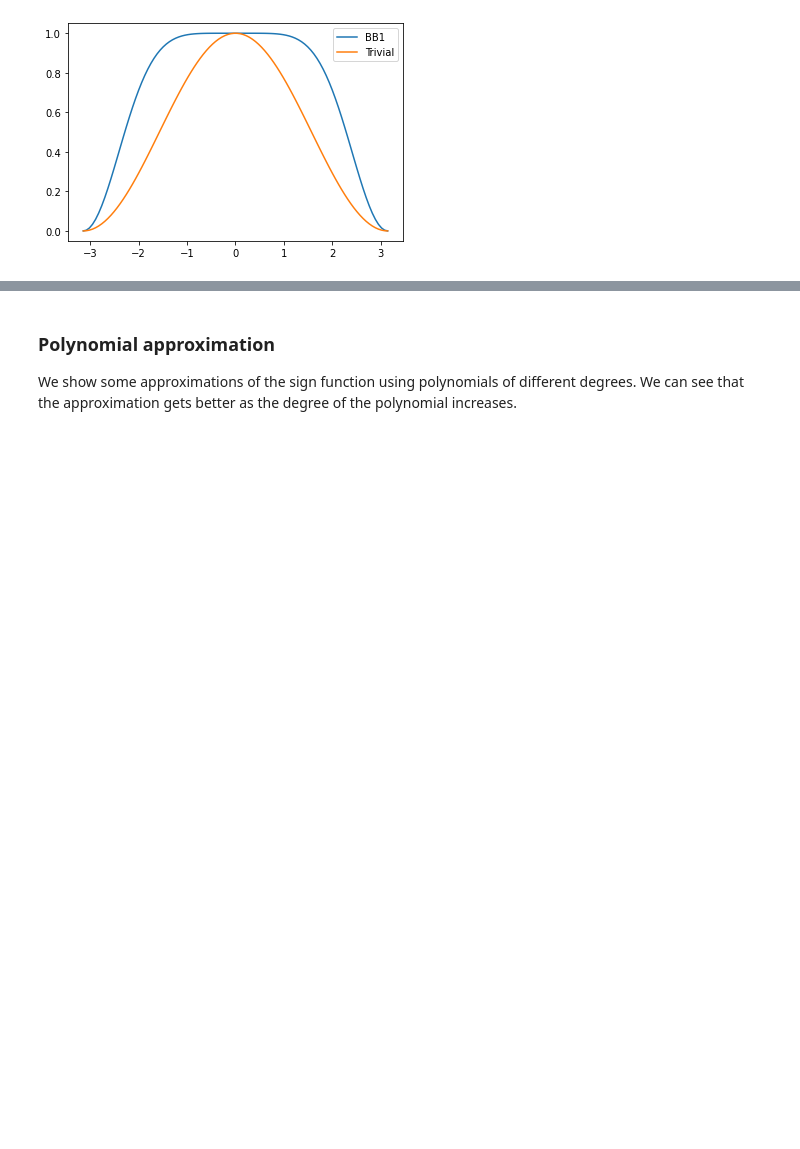
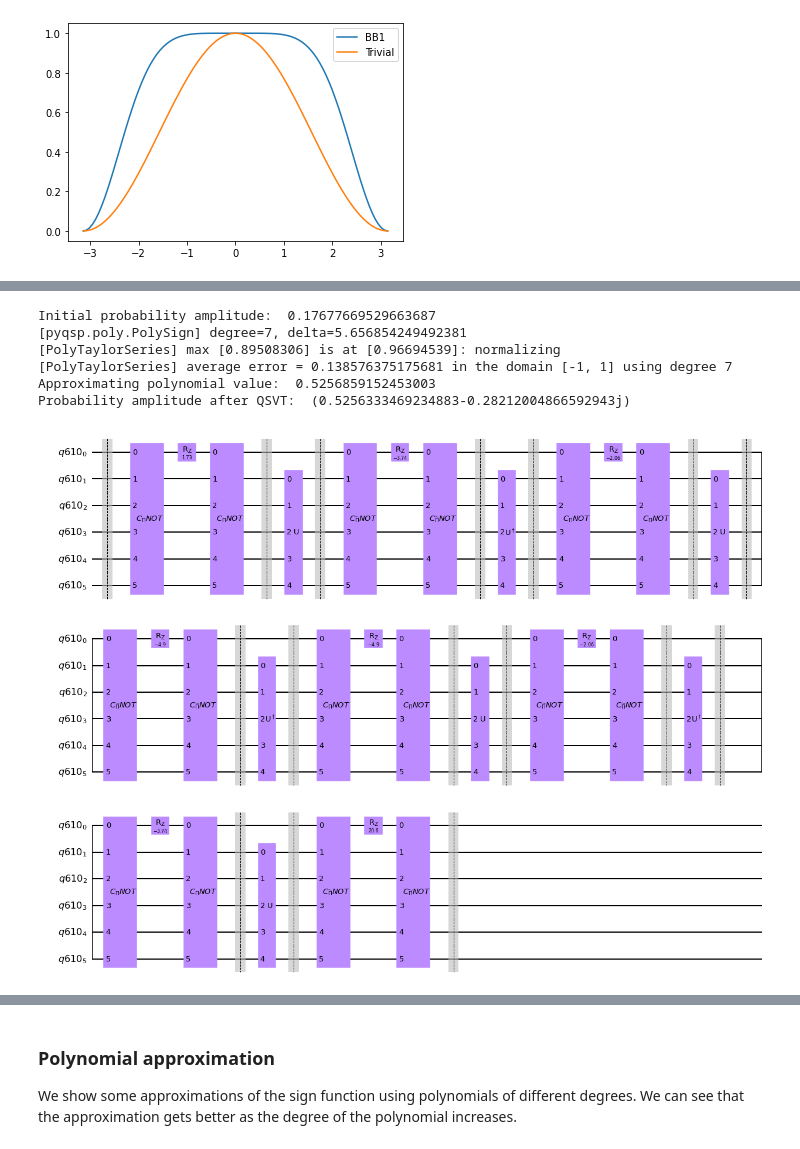
Before and after one commit to agnikit/QSVT, a Jupyter notebook: qsvt.ipynb, the cells around one changed output, grey strips where cells are left out. Cells and saved outputs as stored; diff of their text form; code cells hidden in the pictures; blank space fills up the shorter version.

Commit message:
quantum search, qsvt with cpnot

```diff
--- a/qsvt.ipynb
+++ b/qsvt.ipynb
@@ -315,0 +276,57 @@ Probability amplitude after QSVT:  (0.5759241427502623-0.15248529550674095j)
+# %%
+np.random.seed(42)
+
+num_qubits = np.arange(2,8) # number of qubits
+amplitudes = np.zeros(num_qubits.size) # probability amplitudes, after QSVT
+
+for i,qubits in enumerate(num_qubits):
+
+    # U is the unitary operator which we block encode. It is just the Hadamard gate applied to all qubits
+    H = 1/np.sqrt(2)*np.array([[1,1],[1,-1]])
+    U = reduce(np.kron, [H]*qubits)
+
+    # define the right projector
+    all_zero_state = np.zeros(2**qubits) ; all_zero_state[0] = 1
+    PR = np.outer(all_zero_state,all_zero_state.conj())
+
+    # define the left projector - we choose it randomly. In a real application, we would have indirect access to it, through the oracle
+    r = np.random.randint(0,2**qubits)
+    m = np.zeros(2**qubits) ; m[r] = 1
+    PL = np.outer(m,m.conj())
+
+    # Estimate the phases, suppressing the output of pyqsp
+    with io.capture_output() as captured:
+        p = sign_approximating_polynomial(qubits)
+        phi = pyqsp.angle_sequence.QuantumSignalProcessingPhases(p.coef, signal_operator='Wx')
+
+    # convert the phases from W-convention to R-convention
+    phi = angles_from_W_to_R(phi)
+
+    # create the QSVT circuit
+    backend = Aer.get_backend('statevector_simulator')
+    qsvt_circuit = create_qsvt_circuit(U,PL,PR, phi, qubits)
+
+    # run the circuit and get the output statevector
+    job = backend.run(qsvt_circuit)
+    result = job.result()
+    output_state = np.array(result.get_statevector(qsvt_circuit))
+
+    # find the probability of measuring the |m> state
+    prob_ampl = output_state[2*r]
+
+
+    # find the overlap between the output state and the |m> state. Since we also have the ancilla qubit, we need to multiply by 2
+
+
+    # print the results
+
+    print('Approximating polynomial value: ', sign_approximating_polynomial(qubits)(2**(-0.5*qubits)))
+    print('Probability amplitude after QSVT: ', prob_ampl)
+# %% [output]
+Initial probability amplitude:  0.17677669529663687
+[pyqsp.poly.PolySign] degree=7, delta=5.656854249492381
+[PolyTaylorSeries] max [0.89508306] is at [0.96694539]: normalizing
+[PolyTaylorSeries] average error = 0.138576375175681 in the domain [-1, 1] using degree 7
+Approximating polynomial value:  0.5256859152453003
+Probability amplitude after QSVT:  (0.5256333469234883-0.28212004866592943j)
+[figure, added]
```
Also changed, not shown: parts of 11 cells of this notebook.
